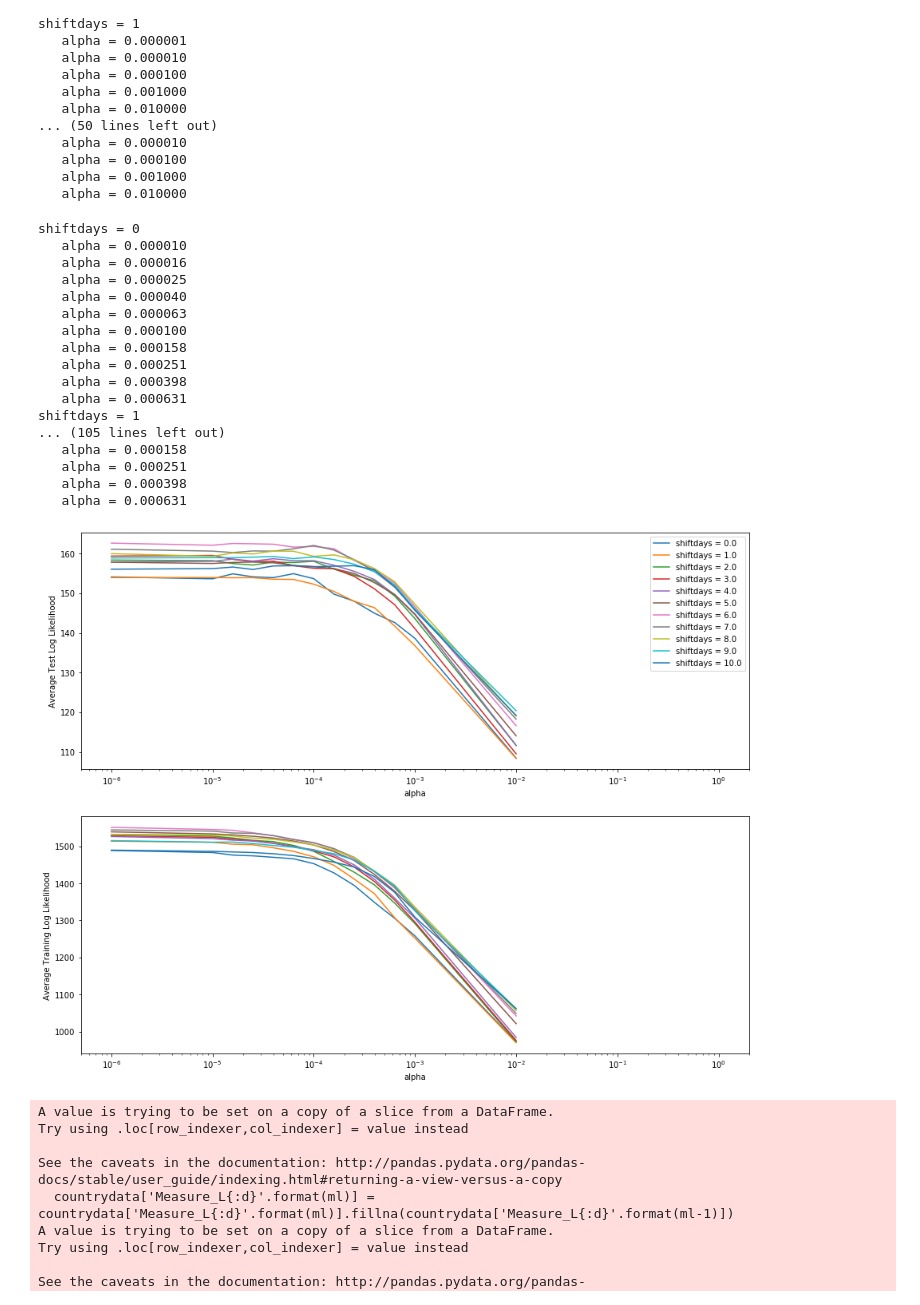
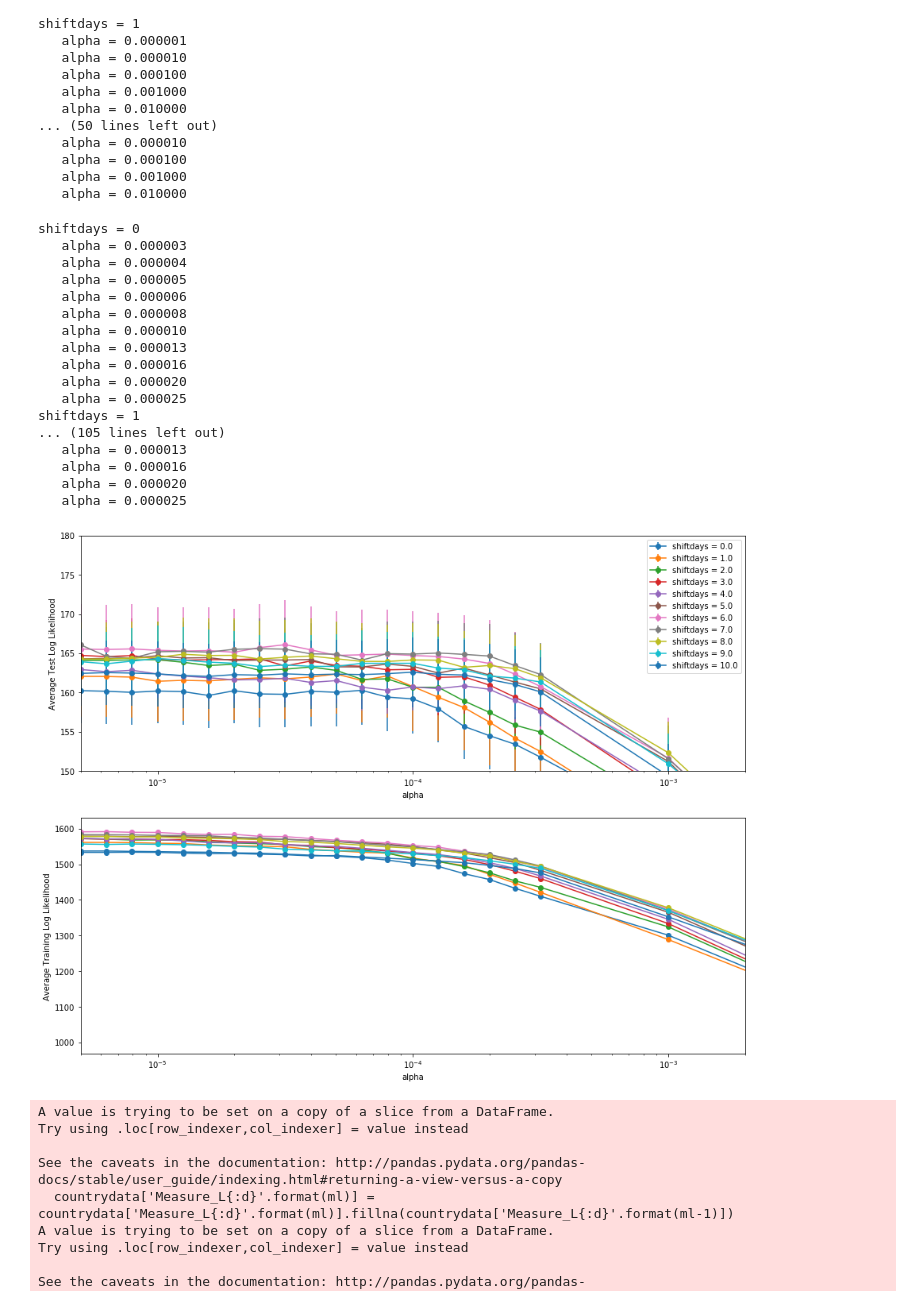
Before and after one commit to lukasgeyrhofer/corona, a Jupyter notebook: regression measures.ipynb, the cells around one changed output. Cells and saved outputs as stored; diff of their text form; code cells hidden in the pictures.

```diff
--- a/regression measures.ipynb
+++ b/regression measures.ipynb
@@ -24,8 +24,8 @@ import coronadataclass as cdc; reload(cdc);
 np.seterr(divide = 'ignore');
 # %%
 # load data into datawrapper classes
-measure_data = mc.COVID19_measures(download_data = False, measure_level = 2, only_first_dates = True, expand_measure_names = True)
-jhu_data     = cdc.CoronaData(download_data = False)
+measure_data = mc.COVID19_measures(download_data = True, measure_level = 2, only_first_dates = True, expand_measure_names = True)
+jhu_data     = cdc.CoronaData(download_data = True)
 
 # remove and rename countries to match the JFU database and the measures database
 measure_data.RemoveCountry('Diamond Princess')
@@ -419,7 +397,7 @@ for shiftdays in np.arange(maxshift + 1):
 
     print('shiftdays = {}'.format(shiftdays))
 
-    for alpha in np.power(10,np.linspace(-5, -3, num = 10, endpoint = False)):
+    for alpha in np.power(10,np.linspace(-5.5, -4.5, num = 10, endpoint = False)):
         print('   alpha = {:.6f}'.format(alpha))
         if alpha != 1e-5 and alpha != 1e-4:
             for i in range(xval_count):
@@ -447,20 +425,20 @@ for shiftdays in np.arange(maxshift + 1):
                     allresults_rndXv = allresults_rndXv.append(result_dict, ignore_index = True)
 # %% [output]
 shiftdays = 0
+   alpha = 0.000003
+   alpha = 0.000004
+   alpha = 0.000005
+   alpha = 0.000006
+   alpha = 0.000008
    alpha = 0.000010
+   alpha = 0.000013
    alpha = 0.000016
+   alpha = 0.000020
    alpha = 0.000025
-   alpha = 0.000040
-   alpha = 0.000063
-   alpha = 0.000100
-   alpha = 0.000158
-   alpha = 0.000251
-   alpha = 0.000398
-   alpha = 0.000631
 shiftdays = 1
 ... (105 lines left out)
-   alpha = 0.000158
-   alpha = 0.000251
-   alpha = 0.000398
-   alpha = 0.000631
+   alpha = 0.000013
+   alpha = 0.000016
+   alpha = 0.000020
+   alpha = 0.000025
 # %%
@@ -468,42 +446,54 @@ allresults_rndXv.to_csv('results_Xval_rnd10.csv')
 # %%
 shiftdaylist = allresults_rndXv['shiftdays'].unique()
 alphalist    = allresults_rndXv['alpha'].unique()
 
 fig,ax = plt.subplots(2,1)
 avg_loglike_rnd10 = None
 for shiftdays in shiftdaylist:
-    lltest_list = []
-    lltrain_list = []
+    lltest_mean = []
+    lltrain_mean = []
+    lltest_std = []
+    lltrain_std = []
     for alpha in alphalist:
-        lltest_list.append(np.mean(allresults_rndXv[(allresults_rndXv['shiftdays']==shiftdays) & (allresults_rndXv['alpha'] == alpha)]['Loglike Test']))
-        lltrain_list.append(np.mean(allresults_rndXv[(allresults_rndXv['shiftdays']==shiftdays) & (allresults_rndXv['alpha'] == alpha)]['Loglike Training']))
+        lltest_mean.append(np.mean(allresults_rndXv[(allresults_rndXv['shiftdays']==shiftdays) & (allresults_rndXv['alpha'] == alpha)]['Loglike Test']))
+        lltest_std.append(np.std(allresults_rndXv[(allresults_rndXv['shiftdays']==shiftdays) & (allresults_rndXv['alpha'] == alpha)]['Loglike Test']))
+        lltrain_mean.append(np.mean(allresults_rndXv[(allresults_rndXv['shiftdays']==shiftdays) & (allresults_rndXv['alpha'] == alpha)]['Loglike Training']))
+        lltrain_std.append(np.std(allresults_rndXv[(allresults_rndXv['shiftdays']==shiftdays) & (allresults_rndXv['alpha'] == alpha)]['Loglike Training']))
 
-    resdict = {'shiftdays': shiftdays * np.ones(len(alphalist),dtype=int), 'alpha':np.array(alphalist),'loglike train':np.array(lltrain_list),'loglike test':np.array(lltest_list)}
+    resdict = {'shiftdays': shiftdays * np.ones(len(alphalist),dtype=int),
+               'alpha':np.array(alphalist),
+               'loglike train':np.array(lltrain_mean),
+               'loglike train std':np.array(lltrain_std)/np.sqrt(len(lltrain_std)),
+               'loglike test':np.array(lltest_mean),
+               'loglike test std':np.array(lltest_std)/np.sqrt(len(lltest_std))}
+
     if avg_loglike_rnd10 is None:
         avg_loglike_rnd10 = pd.DataFrame(resdict)
     else:
         avg_loglike_rnd10 = avg_loglike_rnd10.append(pd.DataFrame(resdict), ignore_index = True)
 
 
 #print(avg_loglike_rnd10)
 avg_loglike_rnd10.sort_values(by = 'alpha', inplace = True)
 for shiftdays in shiftdaylist:
-    ax[0].plot(avg_loglike_rnd10[avg_loglike_rnd10['shiftdays']==shiftdays]['alpha'], avg_loglike_rnd10[avg_loglike_rnd10['shiftdays']==shiftdays]['loglike test'], label = 'shiftdays = {}'.format(shiftdays))
-    ax[1].plot(avg_loglike_rnd10[avg_loglike_rnd10['shiftdays']==shiftdays]['alpha'], avg_loglike_rnd10[avg_loglike_rnd10['shiftdays']==shiftdays]['loglike train'], label = 'shiftdays = {}'.format(shiftdays))
+    ax[0].errorbar(avg_loglike_rnd10[avg_loglike_rnd10['shiftdays']==shiftdays]['alpha'], avg_loglike_rnd10[avg_loglike_rnd10['shiftdays']==shiftdays]['loglike test'], yerr = avg_loglike_rnd10[avg_loglike_rnd10['shiftdays']==shiftdays]['loglike test std'], label = 'shiftdays = {}'.format(shiftdays), marker = 'o')
+    ax[1].errorbar(avg_loglike_rnd10[avg_loglike_rnd10['shiftdays']==shiftdays]['alpha'], avg_loglike_rnd10[avg_loglike_rnd10['shiftdays']==shiftdays]['loglike train'], yerr = avg_loglike_rnd10[avg_loglike_rnd10['shiftdays']==shiftdays]['loglike train std'], label = 'shiftdays = {}'.format(shiftdays), marker = 'o')
 
 
 ax[0].legend()
 ax[0].set_xscale('log')
-ax[0].set_xlim([1e-6/2,2e0])
+ax[0].set_xlim([1e-5/2,2e-3])
+ax[0].set_ylim([150,180])
 ax[0].set_xlabel(r'alpha')
 ax[0].set_ylabel('Average Test Log Likelihood')
 ax[1].set_xscale('log')
-ax[1].set_xlim([1e-6/2,2e0])
+ax[1].set_xlim([1e-5/2,2e-3])
+#ax[1].set_ylim([150,170])
 ax[1].set_xlabel(r'alpha')
 ax[1].set_ylabel('Average Training Log Likelihood')
 plt.savefig('loglikelihood_Xval_rnd10.pdf')
 # %% [output]
-[figure, old version]
+[figure, new version]
 # %%
 # use parameters from country-wise cross validation
 # shiftdays = 9, alpha = 2e-3
```
Also changed, not shown: parts of 19 cells of this notebook, 1 other file.
